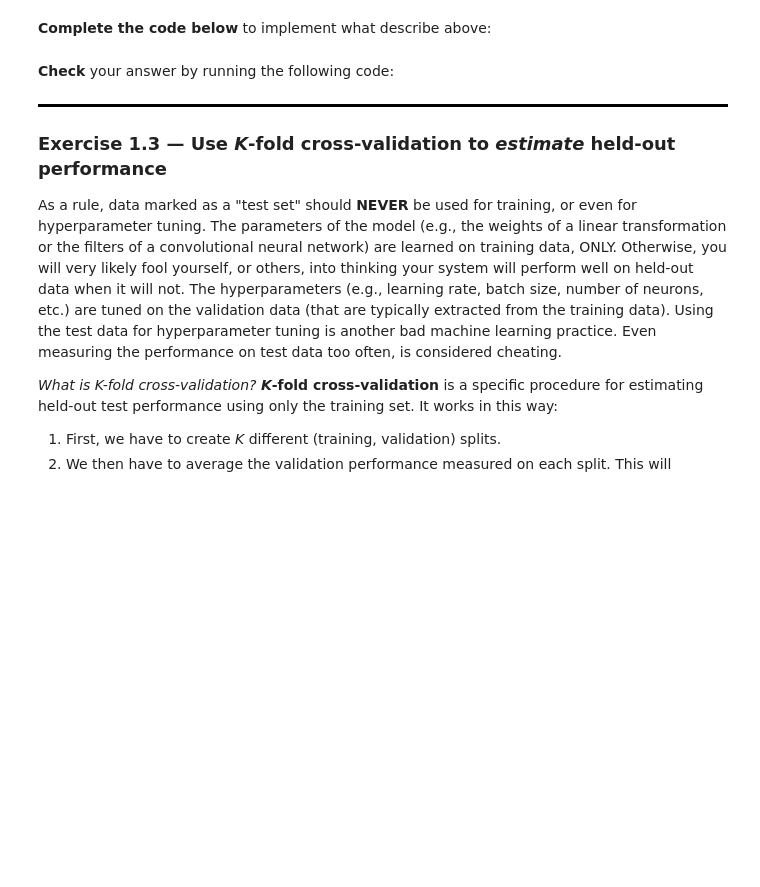
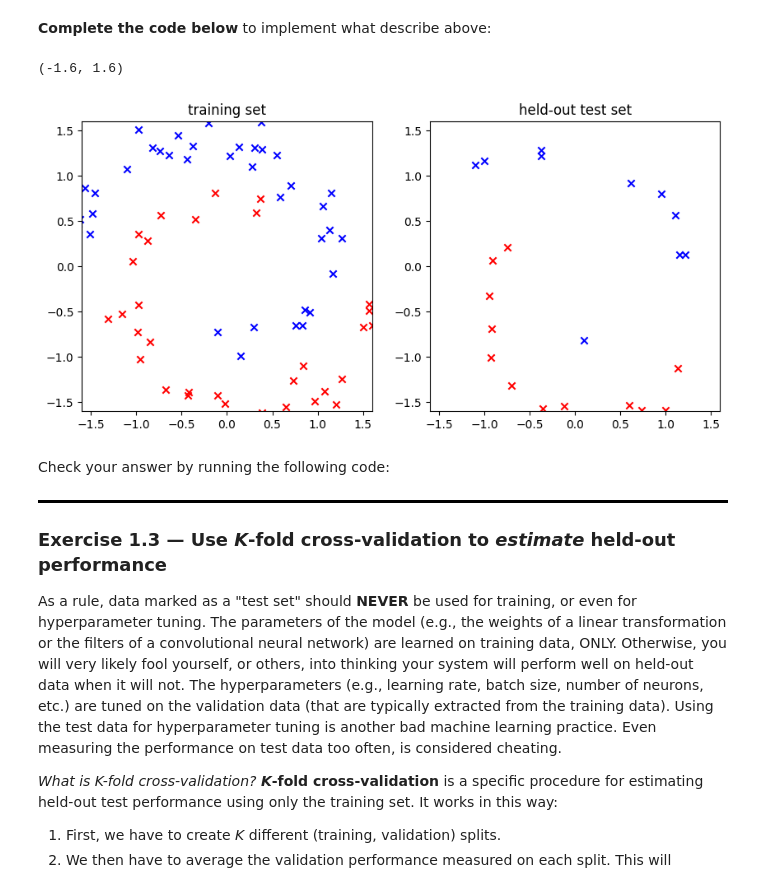
Before and after one commit to NeilTheFisher/COMP432, a Jupyter notebook: labs/Lab7_student.ipynb, the cells around one changed output. Saved outputs shown, nothing was run; the diff lists cells and outputs as text; code cells hidden in the pictures; blank space fills up the shorter version.

```diff
--- a/labs/Lab7_student.ipynb
+++ b/labs/Lab7_student.ipynb
@@ -123,5 +135,34 @@ X_train, X_test, y_train, y_test =
+# %%
+from sklearn.model_selection import train_test_split
+from sklearn.preprocessing import StandardScaler
+
+# Split train and test data (aim for 1 line)
+X_train, X_test, y_train, y_test = train_test_split(X, y, test_size=0.25, random_state=1)
+
+# Normalization (aim for 3 lines)
+scaler = StandardScaler()
+X_train = scaler.fit_transform(X_train)
+X_test = scaler.transform(X_test)
+
+
+# Plot training and test data (aim for 6-7 lines)
+plt.figure(figsize=(10, 5))
+plt.subplot(1, 2, 1)
+draw_plot(X_train, y_train)
+plt.title('training set')
+plt.xlim(-1.6, 1.6)
+plt.ylim(-1.6, 1.6)
+
+plt.subplot(1, 2, 2)
+draw_plot(X_test, y_test)
+plt.title('held-out test set')
+plt.xlim(-1.6, 1.6)
+plt.ylim(-1.6, 1.6)
+# %% [output]
+(-1.6, 1.6)
+[figure, added]
 # %% [markdown]
-**Check** your answer by running the following code:
+Check your answer by running the following code:
 # %%
 assert 'X_train' in globals(), "No X_train variable!"
 assert 'y_train' in globals(), "No y_train variable!"
```
Also changed, not shown: parts of 11 cells of this notebook.
